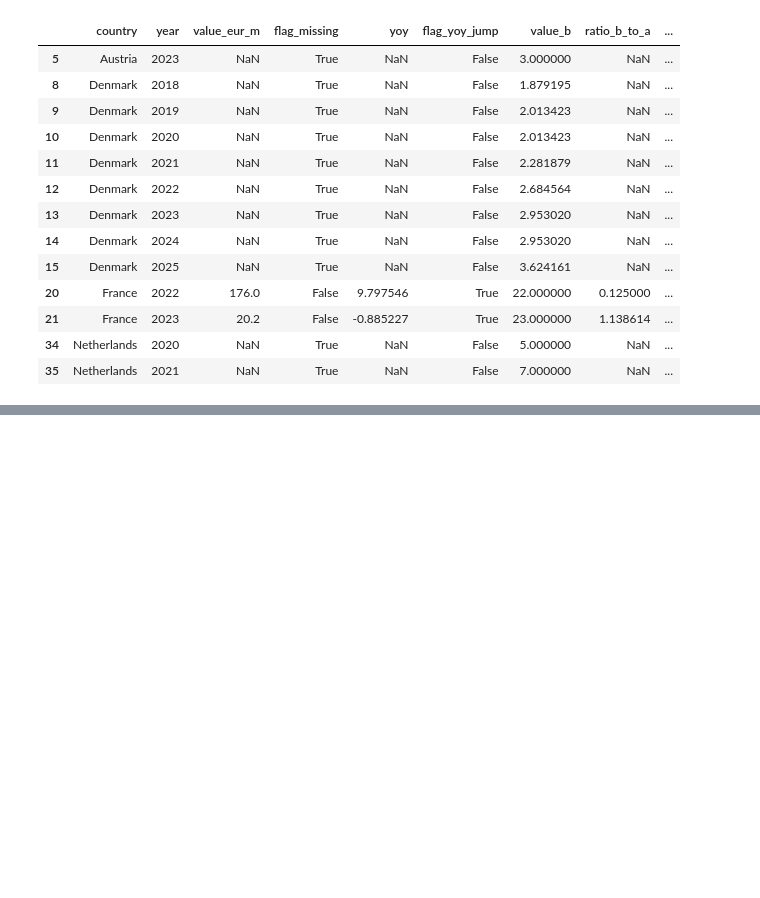
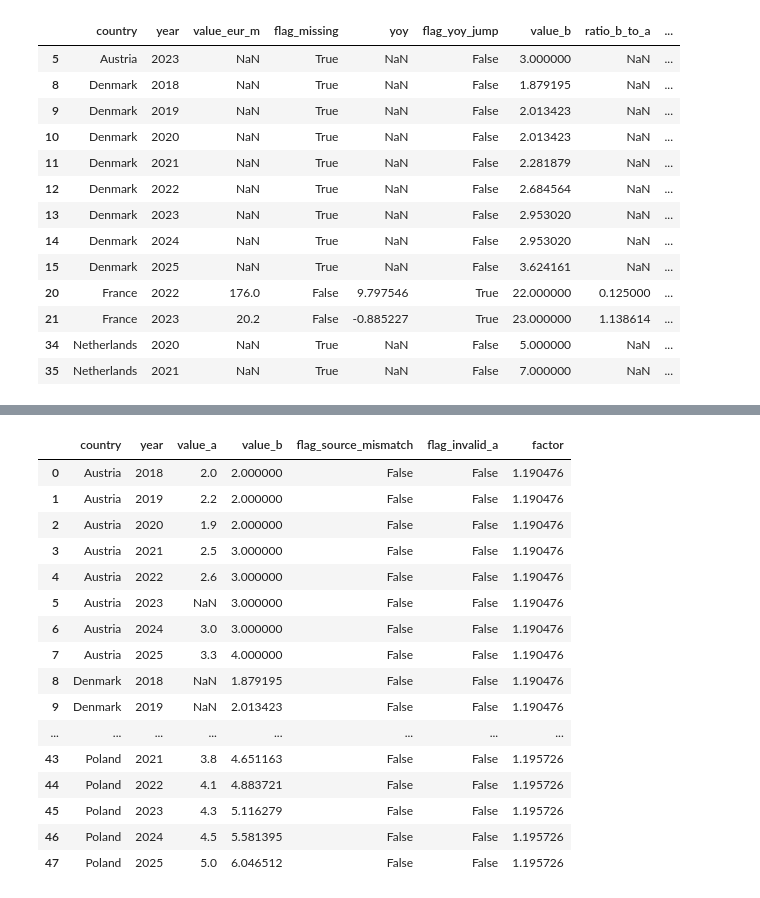
Before and after one commit to roshansrini26/analytics, a Jupyter notebook: market_analysis.ipynb, the cells around one changed output, grey strips where cells are left out. Cells and saved outputs as stored; diff of their text form; code cells hidden in the pictures; blank space fills up the shorter version.

```diff
--- a/market_analysis.ipynb
+++ b/market_analysis.ipynb
@@ -282,0 +361,2 @@ qa[qa[flag_cols].any(axis=1)]
+# %%
+country_factor = scales.groupby("country")["ratio"].median()
@@ -282,0 +373,2 @@ qa[qa[flag_cols].any(axis=1)]
+# %%
+country_spread = scales.groupby("country")["ratio"].std()
@@ -282,0 +385,10 @@ qa[qa[flag_cols].any(axis=1)]
+# %%
+MAX_SPREAD = 0.05
+
+def pick_factor(country):
+    if country in country_spread and country_spread[country] < MAX_SPREAD:
+        return country_factor[country]
+    return global_factor
+# %%
+m["factor"] = m["country"].map(pick_factor)
+m.groupby("country")["factor"].first().round(3)
@@ -282,0 +404,20 @@ qa[qa[flag_cols].any(axis=1)]
+# %%
+m
+# %% [output]
+|  | country | year | value_a | value_b | flag_source_mismatch | flag_invalid_a | factor |
+| 0 | Austria | 2018 | 2.0 | 2.000000 | False | False | 1.190476 |
+| 1 | Austria | 2019 | 2.2 | 2.000000 | False | False | 1.190476 |
+| 2 | Austria | 2020 | 1.9 | 2.000000 | False | False | 1.190476 |
+| 3 | Austria | 2021 | 2.5 | 3.000000 | False | False | 1.190476 |
+| 4 | Austria | 2022 | 2.6 | 3.000000 | False | False | 1.190476 |
+| 5 | Austria | 2023 | NaN | 3.000000 | False | False | 1.190476 |
+| 6 | Austria | 2024 | 3.0 | 3.000000 | False | False | 1.190476 |
+| 7 | Austria | 2025 | 3.3 | 4.000000 | False | False | 1.190476 |
+| 8 | Denmark | 2018 | NaN | 1.879195 | False | False | 1.190476 |
+| 9 | Denmark | 2019 | NaN | 2.013423 | False | False | 1.190476 |
+| ... | ... | ... | ... | ... | ... | ... | ... |
+| 43 | Poland | 2021 | 3.8 | 4.651163 | False | False | 1.195726 |
+| 44 | Poland | 2022 | 4.1 | 4.883721 | False | False | 1.195726 |
+| 45 | Poland | 2023 | 4.3 | 5.116279 | False | False | 1.195726 |
+| 46 | Poland | 2024 | 4.5 | 5.581395 | False | False | 1.195726 |
+| 47 | Poland | 2025 | 5.0 | 6.046512 | False | False | 1.195726 |
```
Also changed, not shown: parts of 30 cells of this notebook, 1 other file.
